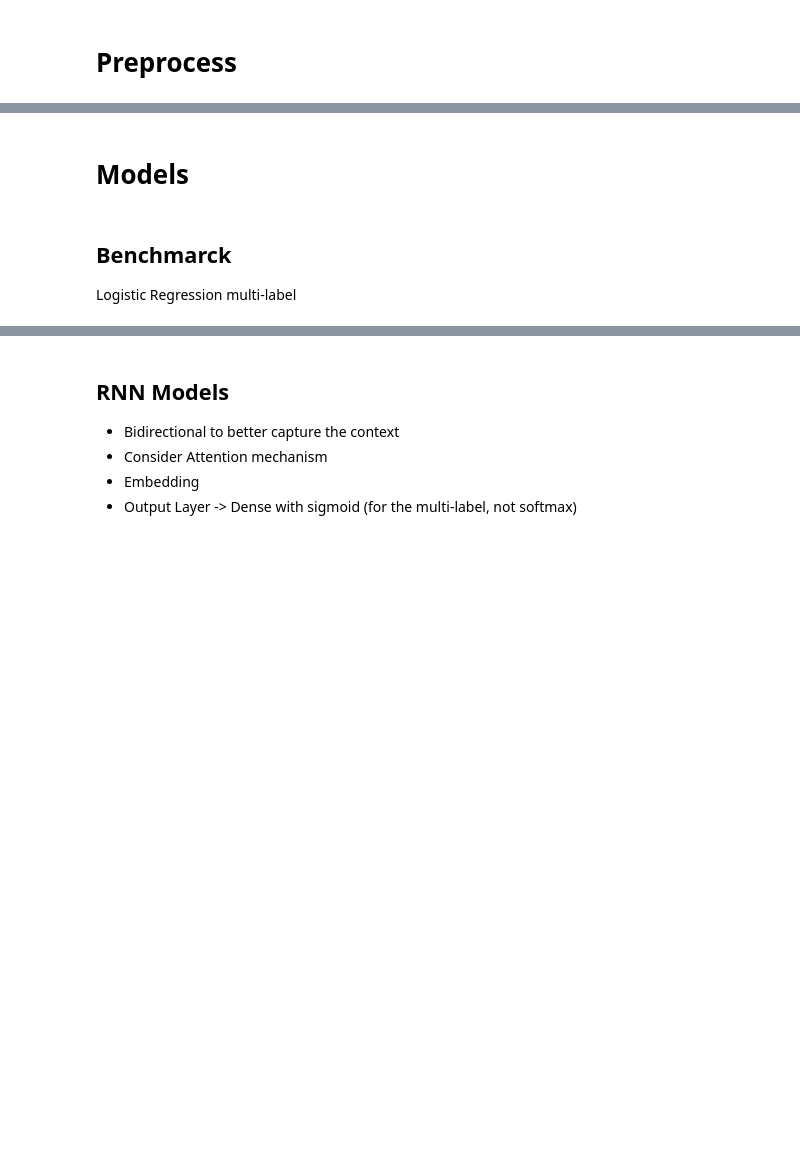
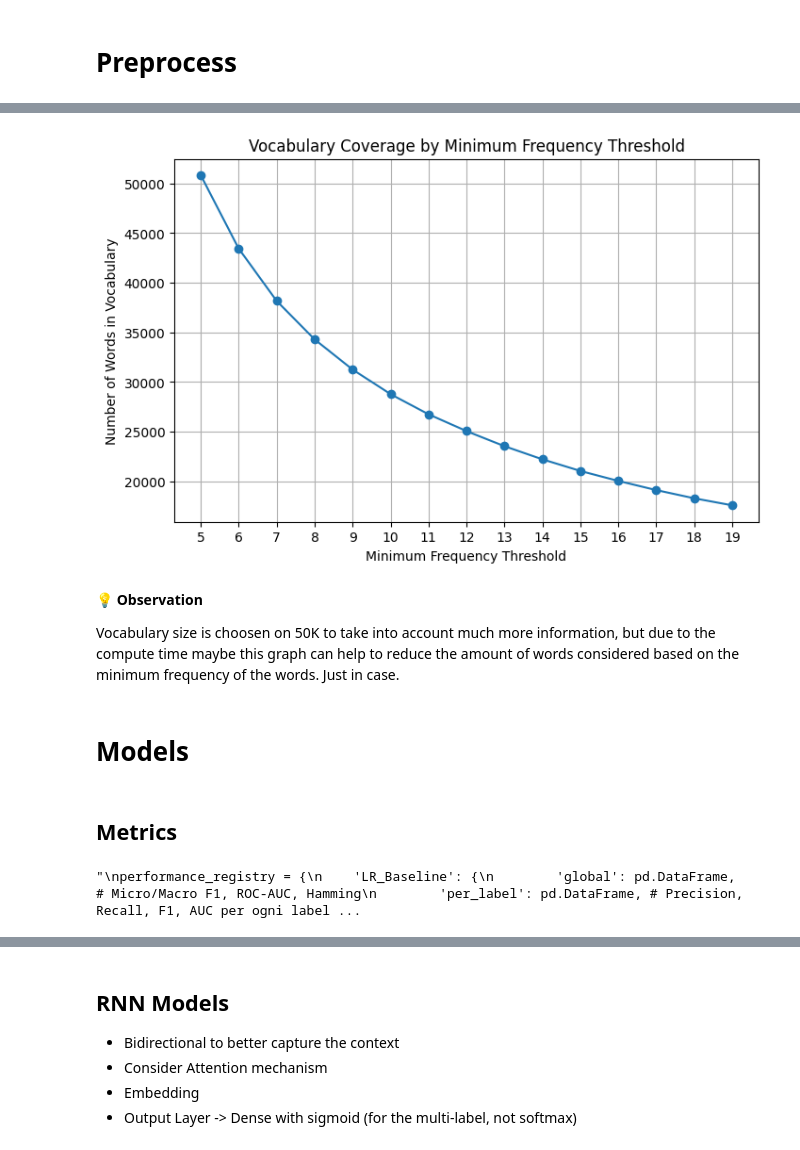
Before and after one commit to mattiacoltro/data-science-portfolio, a Jupyter notebook: [Data Science] anti-hater-filter/anti-hater-filter.ipynb, the cells around one changed output, grey strips where cells are left out. Saved outputs shown, nothing was run; the diff lists cells and outputs as text; code cells hidden in the pictures; blank space fills up the shorter version.

```diff
--- a/[Data Science] anti-hater-filter/anti-hater-filter.ipynb
+++ b/[Data Science] anti-hater-filter/anti-hater-filter.ipynb
@@ -313,0 +744,21 @@ To better capture the semantic meaning and relationship of the text we will sele
+# %%
+# EXAMPLE USAGE PREPROCESSOR
+preprocessor = HateSpeechPreprocessor(
+    max_len=128,
+    vocab_size=50000,
+    padding='post',
+    truncating='post'
+)
+
+preprocessor.fit(X_train, verbose=True)
+
+X_train_seq, X_train_feat = preprocessor.transform(X_train, return_features=True)
+X_val_seq, X_val_feat = preprocessor.transform(X_val, return_features=True)
+X_test_seq, X_test_feat = preprocessor.transform(X_test, return_features=True)
+
+print(f"Train sequences shape: {X_train_seq.shape}")  # (n_train, 128)
+print(f"Train features shape: {X_train_feat.shape}")  # (n_train, 13)
+print(f"Val sequences shape: {X_val_seq.shape}")
+print(f"Test sequences shape: {X_test_seq.shape}")
+
+print("\n✓ Preprocessing complete!")
@@ -314,6 +773,33 @@ To better capture the semantic meaning and relationship of the text we will sele
+# %%
+# after fitting analyze the vocabulary coverage by frequency threshold
+
+word_counts = Counter()
+cleaned_texts = [preprocessor.clean_text(text) for text in X_train]
+for text in cleaned_texts:
+    word_counts.update(text.split())
+
+sorted_counts = sorted(word_counts.items(), key=lambda x: x[1], reverse=True)
+
+word_representation = {}
+for min_freq in range(5, 20):
+    words_above_threshold = [w for w, c in sorted_counts if c >= min_freq]
+    word_representation[min_freq] = len(words_above_threshold)
+
+plt.figure(figsize=(8, 5))
+plt.plot(list(word_representation.keys()), list(word_representation.values()), marker='o')
+plt.title('Vocabulary Coverage by Minimum Frequency Threshold')
+plt.xlabel('Minimum Frequency Threshold')
+plt.ylabel('Number of Words in Vocabulary')
+plt.xticks(range(5, 20))
+plt.grid()
+plt.show()
+# %% [output]
+[figure, added]
+# %% [markdown]
+💡 **Observation**
+
+Vocabulary size is choosen on 50K to take into account much more information, but due to the compute time maybe this graph can help to reduce the amount of words considered based on the minimum frequency of the words. Just in case.
 # %% [markdown]
 # Models
-# %% [markdown]
-## Benchmarck
-
-Logistic Regression multi-label
+# %% [markdown]
+## Metrics
@@ -319,0 +864,19 @@ Logistic Regression multi-label
+# %%
+# Struttura registro performance modelli
+'''
+performance_registry = {
+    'LR_Baseline': {
+        'global': pd.DataFrame,    # Micro/Macro F1, ROC-AUC, Hamming
+        'per_label': pd.DataFrame, # Precision, Recall, F1, AUC per ogni label
+        'curves': {                # Dati per replicare i plot PR/ROC senza ricalcolare tutto
+            'label_name': {'precision': [...], 'recall': [...], 'auc': 0.53}
+        },
+        'hyperparameters': { ... },  # eventuali iperparametri usati
+        'training_time': 65.4    # tempo di training in secondi
+    },
+    'GRU_v1': { ... },
+    'LSTM_v1': { ... }
+}
+'''
+# %% [output]
+"\nperformance_registry = {\n    'LR_Baseline': {\n        'global': pd.DataFrame,    # Micro/Macro F1, ROC-AUC, Hamming\n        'per_label': pd.DataFrame, # Precision, Recall, F1, AUC per ogni label ...
```
Also changed, not shown: parts of 40 cells of this notebook.
